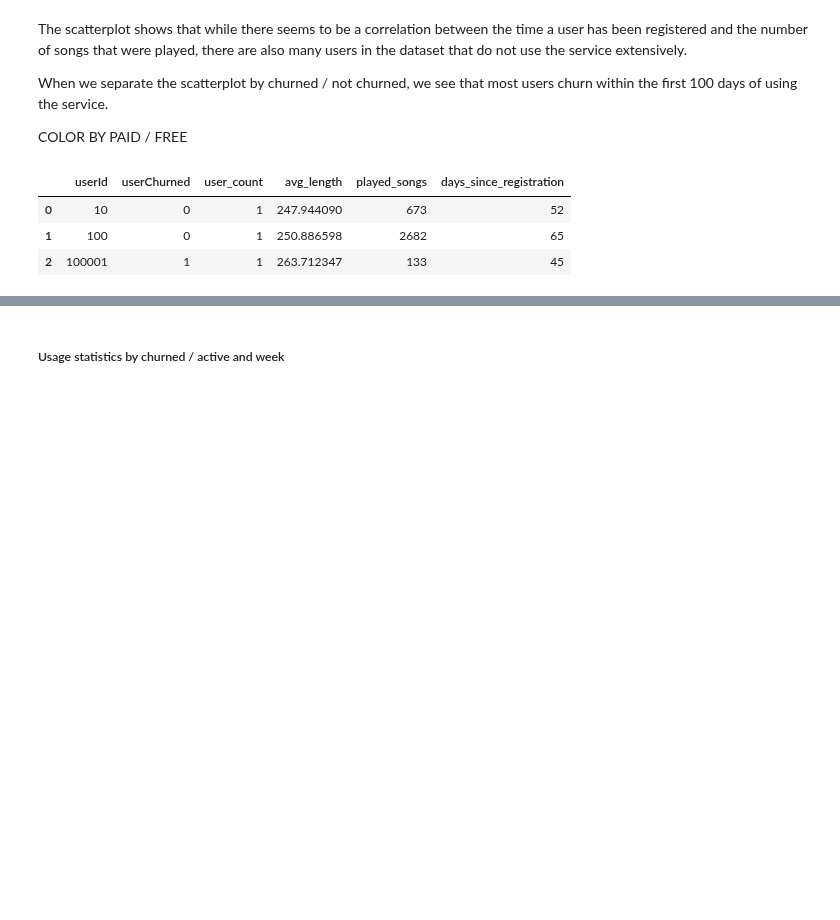
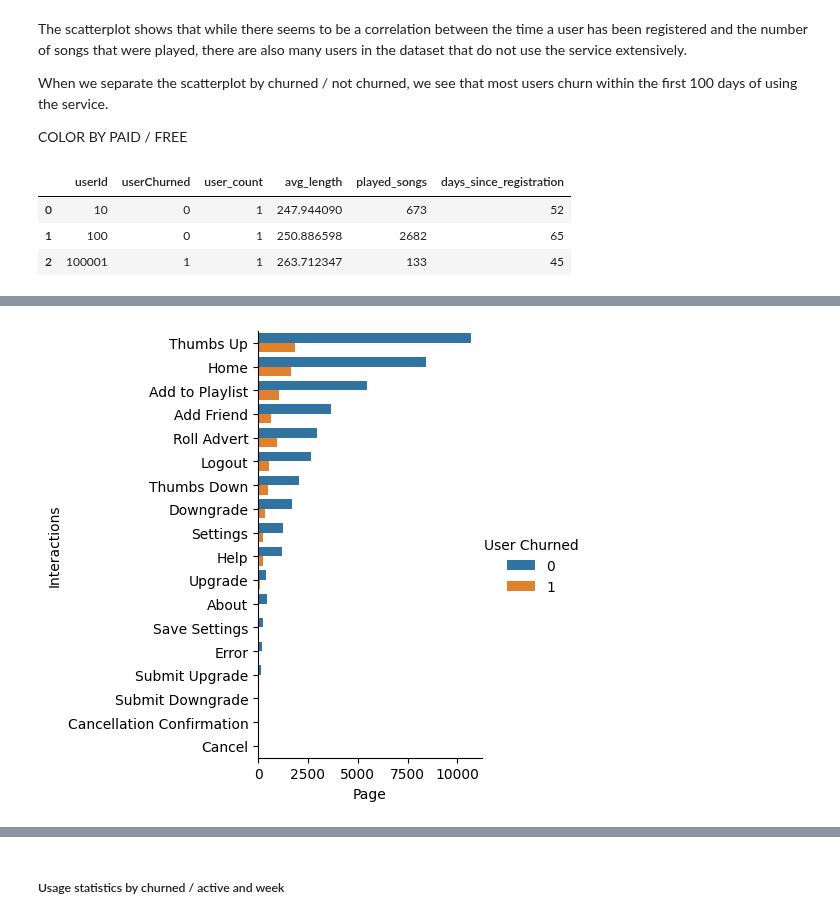
Before and after one commit to ben-sas/sparkify, a Jupyter notebook: Sparkify.ipynb, the cells around one changed output, grey strips where cells are left out. Saved outputs shown, nothing was run; the diff lists cells and outputs as text; code cells hidden in the pictures; blank space fills up the shorter version.

Commit message:
Added plots and png export.

```diff
--- a/Sparkify.ipynb
+++ b/Sparkify.ipynb
@@ -799,0 +796,9 @@ sns.scatterplot(data=df_churn_scatter_user, x="days_since_registration", y="play
+# %%
+# Which pages do users interact with the most?
+df.groupBy("page").count().sort("count", ascending=False).toPandas()
+
+df_churn_page = df.groupBy("page", "userChurned").count().sort(["count", "page", "userChurned"], ascending=False)
+
+window_page = Window.partitionBy(["page"])
+df_churn_page = df_churn_page.withColumn("visits_page", F.sum(col("count")).over(window_page)).sort("userChurned").sort(["visits_page", "page"], ascending=False).toPandas()
+df_churn_page.head()
@@ -799,0 +812,14 @@ sns.scatterplot(data=df_churn_scatter_user, x="days_since_registration", y="play
+# %%
+# Removed most frequent page "Next song" to see more details
+sns.catplot(
+    data=df_churn_page[2:], kind="bar",
+    x="count", y="page", hue="userChurned", orient="y"
+)\
+.set_axis_labels("Page", "Interactions")\
+.legend.set_title("User Churned")
+
+plt.savefig("plots/barplot_churn_by_page.png")
+
+# Some interactions seem to differ in frequency when separated by churned status. For example, churned users seem to have added fewer friends.
+# %% [output]
+[figure, added]
```
Also changed, not shown: parts of 41 cells of this notebook, 5 other files.
